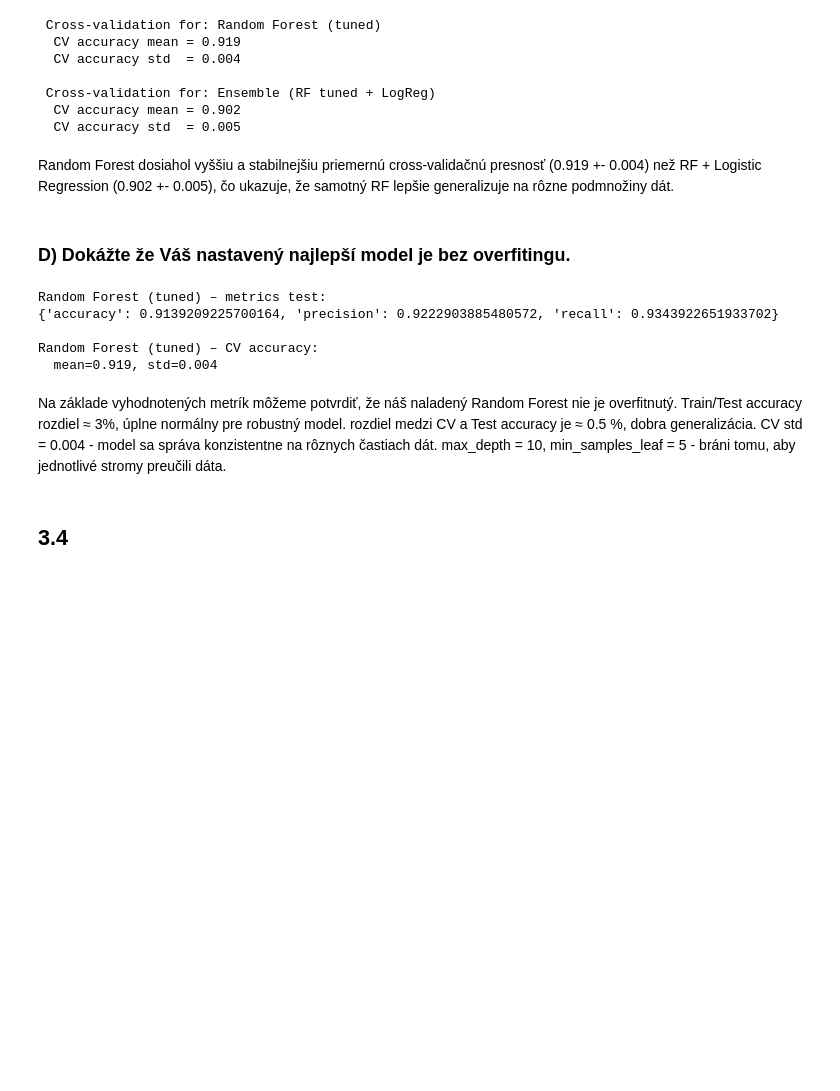
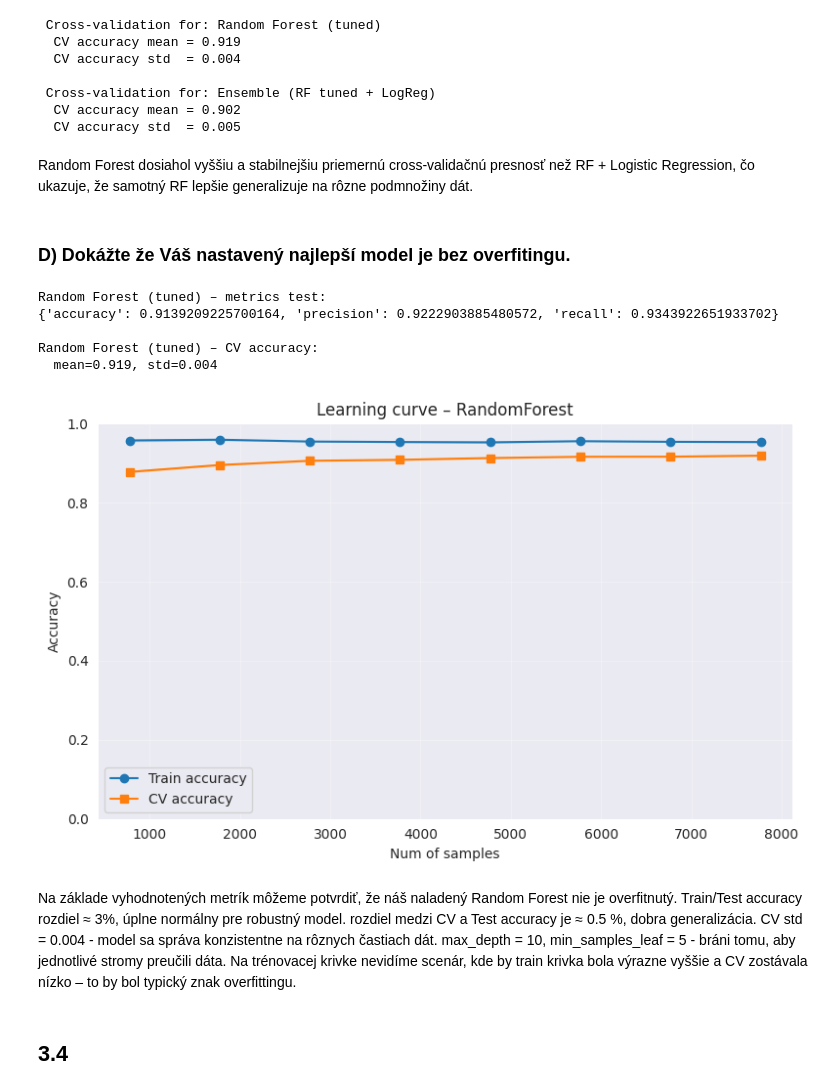
Before and after one commit to simonkubis/IAU_project, a Jupyter notebook: project_part_1.ipynb, the cells around one changed output. Saved outputs shown, nothing was run; the diff lists cells and outputs as text; code cells hidden in the pictures; blank space fills up the shorter version.

```diff
--- a/project_part_1.ipynb
+++ b/project_part_1.ipynb
@@ -1314,23 +1335,63 @@ cv_scores_ensemble = cv_report(ensemble_clf, X_train_ml, y_train_ml, name="Ensem
   CV accuracy mean = 0.902
   CV accuracy std  = 0.005
 # %% [markdown]
-Random Forest dosiahol vyššiu a stabilnejšiu priemernú cross-validačnú presnosť (0.919 +- 0.004) než RF + Logistic Regression (0.902 +- 0.005), čo ukazuje, že samotný RF lepšie generalizuje na rôzne podmnožiny dát.
+Random Forest dosiahol vyššiu a stabilnejšiu priemernú cross-validačnú presnosť než RF + Logistic Regression, čo ukazuje, že samotný RF lepšie generalizuje na rôzne podmnožiny dát.
 # %% [markdown]
 ### D) Dokážte že Váš nastavený najlepší model je bez overfitingu.
 # %%
 print("\nRandom Forest (tuned) – metrics test:")
 print(metrics_best_rf["Test"])
 
 print("\nRandom Forest (tuned) – CV accuracy:")
 print(f"  mean={cv_scores_best_rf.mean():.3f}, std={cv_scores_best_rf.std():.3f}")
+
+train_sizes, train_scores, val_scores = learning_curve(
+    estimator=best_rf,
+    X=X_train_ml,
+    y=y_train_ml,
+    cv=cv_strategy,
+    scoring="accuracy",
+    train_sizes=np.linspace(0.1, 1.0, 8),
+    n_jobs=-1,
+)
+
+train_mean = train_scores.mean(axis=1)
+train_std = train_scores.std(axis=1)
+val_mean = val_scores.mean(axis=1)
+val_std = val_scores.std(axis=1)
+
+plt.figure(figsize=(8, 5))
+plt.plot(train_sizes, train_mean, marker="o", label="Train accuracy")
+plt.fill_between(
+    train_sizes,
+    train_mean - train_std,
+    train_mean + train_std,
+    alpha=0.2
+)
+plt.plot(train_sizes, val_mean, marker="s", label="CV accuracy")
+plt.fill_between(
+    train_sizes,
+    val_mean - val_std,
+    val_mean + val_std,
+    alpha=0.2
+)
+plt.ylim(0,1)
+plt.xlabel("Num of samples")
+plt.ylabel("Accuracy")
+plt.title("Learning curve – RandomForest")
+plt.grid(alpha=0.3)
+plt.legend()
+plt.tight_layout()
+plt.show()
 # %% [output]
 Random Forest (tuned) – metrics test:
 {'accuracy': 0.9139209225700164, 'precision': 0.9222903885480572, 'recall': 0.9343922651933702}
 
 Random Forest (tuned) – CV accuracy:
   mean=0.919, std=0.004
+[figure, added]
 # %% [markdown]
-Na základe vyhodnotených metrík môžeme potvrdiť, že náš naladený Random Forest nie je overfitnutý. Train/Test accuracy rozdiel ≈ 3%, úplne normálny pre robustný model. rozdiel medzi CV a Test accuracy je ≈ 0.5 %, dobra generalizácia. CV std = 0.004 - model sa správa konzistentne na rôznych častiach dát. max_depth = 10, min_samples_leaf = 5 - bráni tomu, aby jednotlivé stromy preučili dáta.
+Na základe vyhodnotených metrík môžeme potvrdiť, že náš naladený Random Forest nie je overfitnutý. Train/Test accuracy rozdiel ≈ 3%, úplne normálny pre robustný model. rozdiel medzi CV a Test accuracy je ≈ 0.5 %, dobra generalizácia. CV std = 0.004 - model sa správa konzistentne na rôznych častiach dát. max_depth = 10, min_samples_leaf = 5 - bráni tomu, aby jednotlivé stromy preučili dáta. Na trénovacej krivke nevidíme scenár, kde by train krivka bola výrazne vyššie a CV zostávala nízko – to by bol typický znak overfittingu.
 # %% [markdown]
 ## **3.4**
 # %% [markdown]
```
Also changed, not shown: parts of 14 cells of this notebook.
